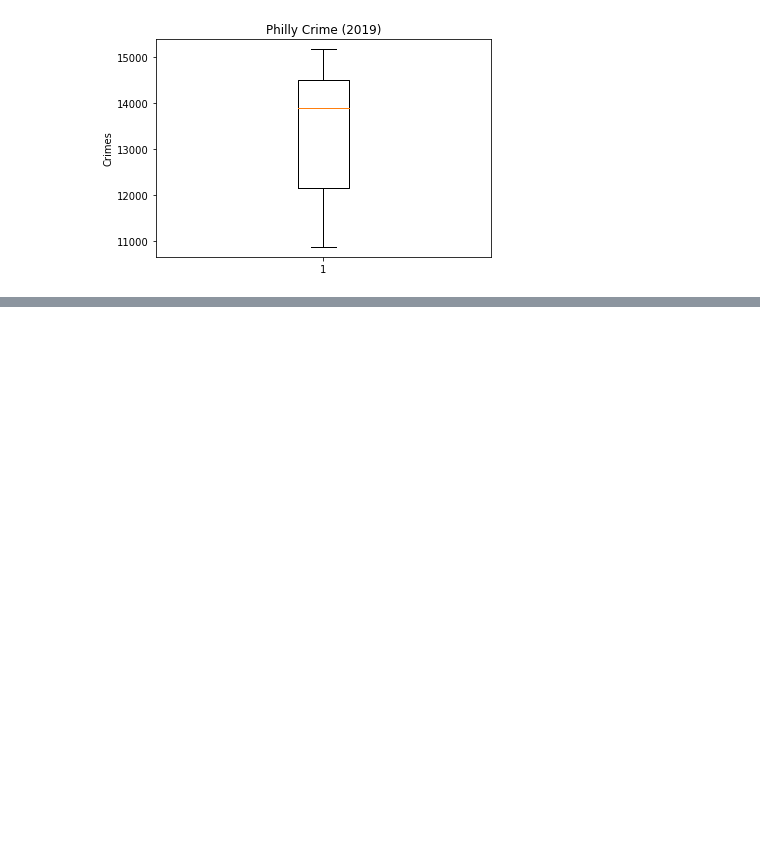
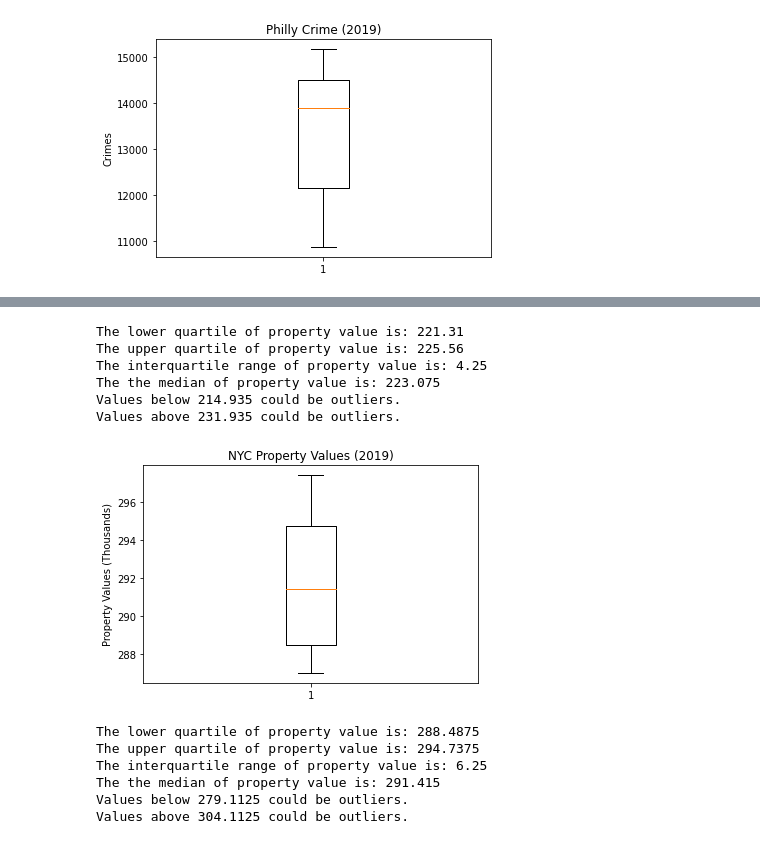
Before and after one commit to c-daily/UPenn_Project1, a Jupyter notebook: Final_Analysis.ipynb, the cells around one changed output, grey strips where cells are left out. Cells and saved outputs as stored; diff of their text form; code cells hidden in the pictures; blank space fills up the shorter version.

```diff
--- a/Final_Analysis.ipynb
+++ b/Final_Analysis.ipynb
@@ -1900,0 +1980,57 @@ Values above 18042.0 could be outliers.
+# %%
+#NYC 2012 outlier analysis
+quartiles = nyc_12_property_boxplot.quantile([.25,.5,.75])
+lowerq = quartiles[0.25]
+upperq = quartiles[0.75]
+iqr = upperq-lowerq
+
+print(f"The lower quartile of property value is: {lowerq}")
+print(f"The upper quartile of property value is: {upperq}")
+print(f"The interquartile range of property value is: {iqr}")
+print(f"The the median of property value is: {quartiles[0.5]} ")
+
+lower_bound = lowerq - (1.5*iqr)
+upper_bound = upperq + (1.5*iqr)
+print(f"Values below {lower_bound} could be outliers.")
+print(f"Values above {upper_bound} could be outliers.")
+# %% [output]
+The lower quartile of property value is: 221.31
+The upper quartile of property value is: 225.56
+The interquartile range of property value is: 4.25
+The the median of property value is: 223.075
+Values below 214.935 could be outliers.
+Values above 231.935 could be outliers.
+# %%
+#NYC 2019 property box plot
+nyc_19_property_boxplot = ny_housing_2019_quarter['Not Seasonally Adjusted Index']
+
+fig1, ax1 = plt.subplots()
+ax1.set_title('NYC Property Values (2019)')
+ax1.set_ylabel('Property Values (Thousands)')
+ax1.boxplot(nyc_19_property_boxplot)
+plt.show()
+# %% [output]
+[figure, added]
+# %%
+#NYC 2019 outlier analysis
+quartiles = nyc_19_property_boxplot.quantile([.25,.5,.75])
+lowerq = quartiles[0.25]
+upperq = quartiles[0.75]
+iqr = upperq-lowerq
+
+print(f"The lower quartile of property value is: {lowerq}")
+print(f"The upper quartile of property value is: {upperq}")
+print(f"The interquartile range of property value is: {iqr}")
+print(f"The the median of property value is: {quartiles[0.5]} ")
+
+lower_bound = lowerq - (1.5*iqr)
+upper_bound = upperq + (1.5*iqr)
+print(f"Values below {lower_bound} could be outliers.")
+print(f"Values above {upper_bound} could be outliers.")
+# %% [output]
+The lower quartile of property value is: 288.4875
+The upper quartile of property value is: 294.7375
+The interquartile range of property value is: 6.25
+The the median of property value is: 291.415
+Values below 279.1125 could be outliers.
+Values above 304.1125 could be outliers.
```
Also changed, not shown: parts of 31 cells of this notebook.
